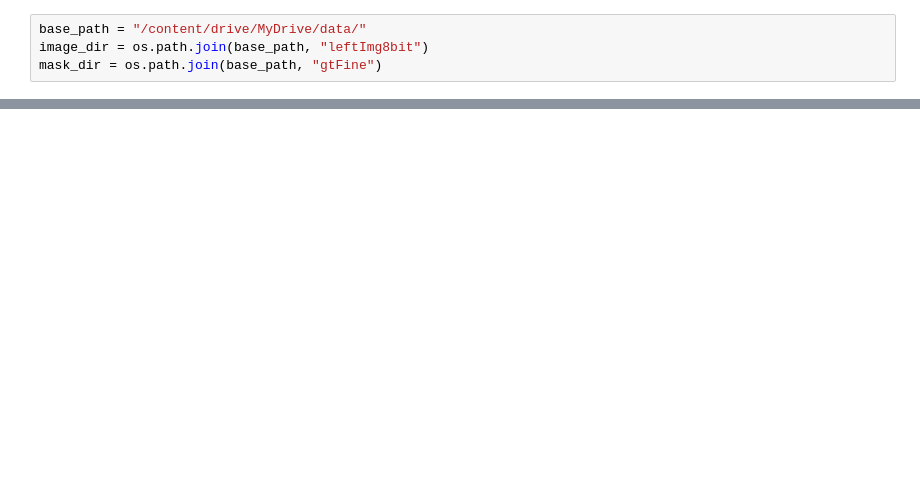
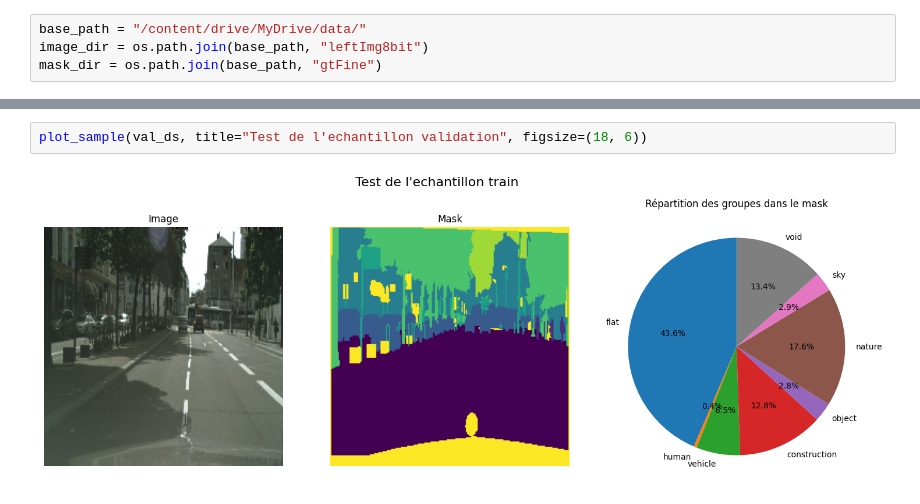
Before and after one commit to amadousysada/image-segmentation, a Jupyter notebook: p8_01_exploration_and_features_extraction.ipynb, the cells around one changed output, grey strips where cells are left out. Saved outputs shown, nothing was run; the diff lists cells and outputs as text; blank space fills up the shorter version.

```diff
--- a/p8_01_exploration_and_features_extraction.ipynb
+++ b/p8_01_exploration_and_features_extraction.ipynb
@@ -200,0 +207,4 @@ Les groupes dans cette image:
+# %%
+plot_sample(val_ds, title="Test de l'echantillon validation", figsize=(18, 6))
+# %% [output]
+[figure, added]
```
Also changed, not shown: parts of 7 cells of this notebook.
